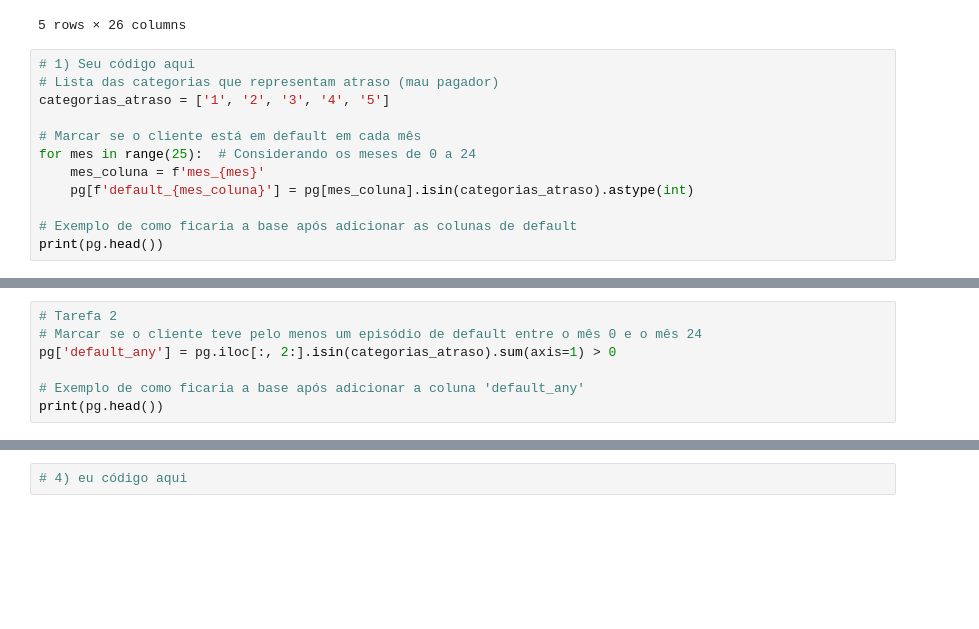
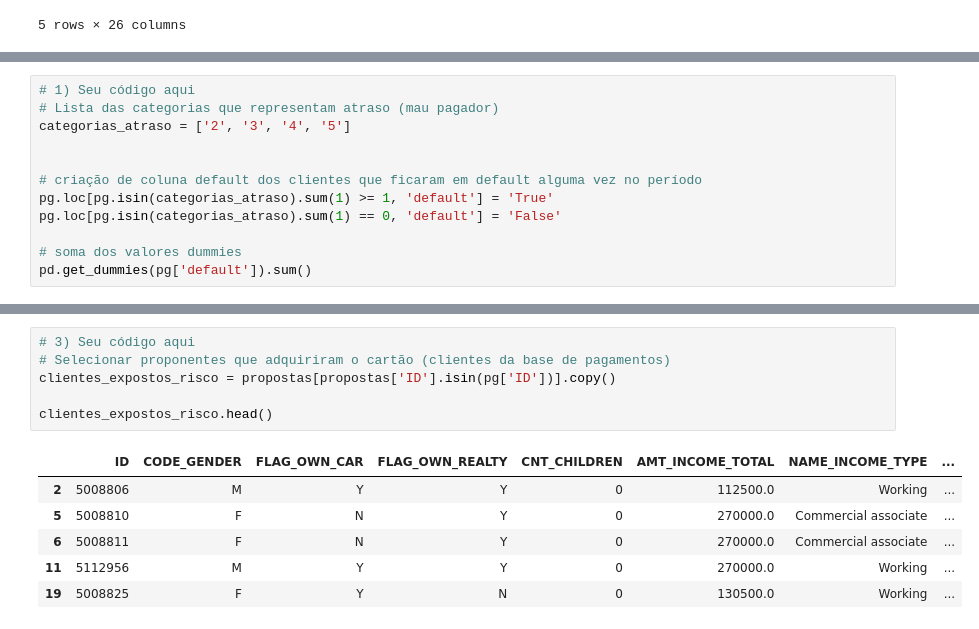
Before and after one commit to diogobr23/volta-zero, a Jupyter notebook: Mod5Ex_aulas_04a05.ipynb, the cells around one changed output, grey strips where cells are left out. Cells and saved outputs as stored; diff of their text form; blank space fills up the shorter version.

```diff
--- a/Mod5Ex_aulas_04a05.ipynb
+++ b/Mod5Ex_aulas_04a05.ipynb
@@ -79,15 +79,3 @@ pg.head()
 | 3 | 5001723 | 0 | 0 | NaN | NaN | NaN | NaN | NaN | NaN | NaN | ... | ... |
 | 4 | 5001726 | 0 | 0 | C | C | C | C | C | C | C | ... | ... |
 5 rows × 26 columns
-# %%
-# 1) Seu código aqui
-# Lista das categorias que representam atraso (mau pagador)
-categorias_atraso = ['1', '2', '3', '4', '5']
-
-# Marcar se o cliente está em default em cada mês
-for mes in range(25):  # Considerando os meses de 0 a 24
-    mes_coluna = f'mes_{mes}'
-    pg[f'default_{mes_coluna}'] = pg[mes_coluna].isin(categorias_atraso).astype(int)
-
-# Exemplo de como ficaria a base após adicionar as colunas de default
-print(pg.head())
@@ -111,0 +82,12 @@ print(pg.head())
+# %%
+# 1) Seu código aqui
+# Lista das categorias que representam atraso (mau pagador)
+categorias_atraso = ['2', '3', '4', '5']
+
+
+# criação de coluna default dos clientes que ficaram em default alguma vez no período
+pg.loc[pg.isin(categorias_atraso).sum(1) >= 1, 'default'] = 'True'
+pg.loc[pg.isin(categorias_atraso).sum(1) == 0, 'default'] = 'False'
+
+# soma dos valores dummies
+pd.get_dummies(pg['default']).sum()
@@ -118,7 +107,0 @@ Name: default, dtype: int64
-# %%
-# Tarefa 2
-# Marcar se o cliente teve pelo menos um episódio de default entre o mês 0 e o mês 24
-pg['default_any'] = pg.iloc[:, 2:].isin(categorias_atraso).sum(axis=1) > 0
-
-# Exemplo de como ficaria a base após adicionar a coluna 'default_any'
-print(pg.head())
@@ -149,2 +108,13 @@ Name: default, dtype: int64
-# %%
-# 4) eu código aqui
+# %%
+# 3) Seu código aqui
+# Selecionar proponentes que adquiriram o cartão (clientes da base de pagamentos)
+clientes_expostos_risco = propostas[propostas['ID'].isin(pg['ID'])].copy()
+
+clientes_expostos_risco.head()
+# %% [output]
+|  | ID | CODE_GENDER | FLAG_OWN_CAR | FLAG_OWN_REALTY | CNT_CHILDREN | AMT_INCOME_TOTAL | NAME_INCOME_TYPE | ... |
+| 2 | 5008806 | M | Y | Y | 0 | 112500.0 | Working | ... |
+| 5 | 5008810 | F | N | Y | 0 | 270000.0 | Commercial associate | ... |
+| 6 | 5008811 | F | N | Y | 0 | 270000.0 | Commercial associate | ... |
+| 11 | 5112956 | M | Y | Y | 0 | 270000.0 | Working | ... |
+| 19 | 5008825 | F | Y | N | 0 | 130500.0 | Working | ... |
```
Also changed, not shown: parts of 8 cells of this notebook.
